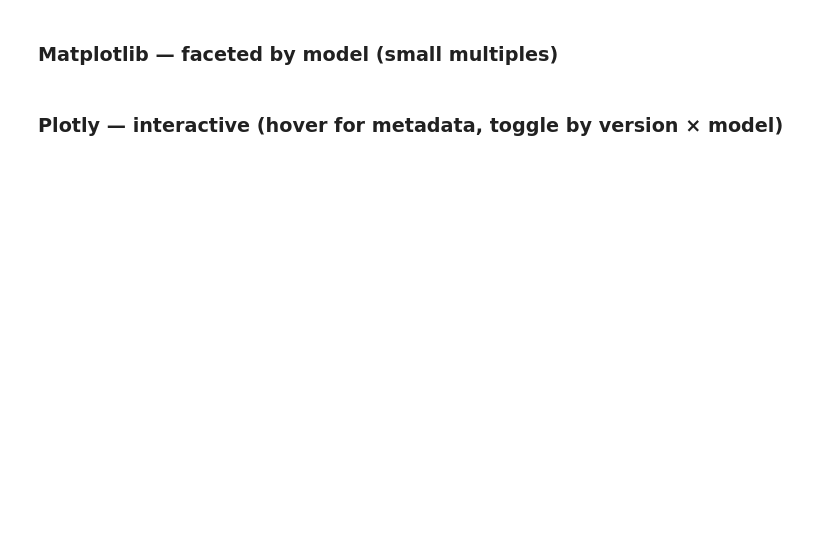
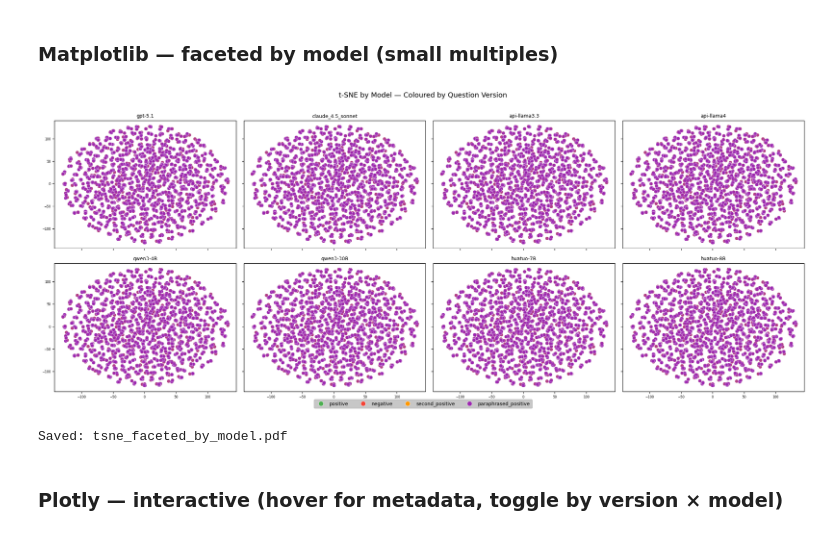
Before and after one commit to hyesunyun/LLMHealthFramingEffect, a Jupyter notebook: code/embeddings_visualizations.ipynb, the cells around one changed output. Cells and saved outputs as stored; diff of their text form; code cells hidden in the pictures; blank space fills up the shorter version.

```diff
--- a/code/embeddings_visualizations.ipynb
+++ b/code/embeddings_visualizations.ipynb
@@ -296,68 +321,65 @@ n_rows   = (n_models + n_cols - 1) // n_cols
 fig, axes = plt.subplots(n_rows, n_cols,
                           figsize=(n_cols * 5, n_rows * 4),
                           sharex=True, sharey=True)
-fig.patch.set_facecolor("#0f0f0f")
 axes_flat = axes.flatten() if n_models > 1 else [axes]
 
 for ax_idx, model in enumerate(MODEL_ORDER):
     ax = axes_flat[ax_idx]
-    ax.set_facecolor("#1a1a1a")
-    ax.set_title(model, color="white", fontsize=9, pad=6)
-    ax.tick_params(colors="#555", labelsize=6)
-    for spine in ax.spines.values():
-        spine.set_edgecolor("#333")
+    ax.set_title(model, fontsize=9, pad=6)
+    ax.tick_params(labelsize=6)
 
-    model_mask = models_arr == model
-    # grey background: all other points for spatial reference
-    ax.scatter(coords[~model_mask, 0], coords[~model_mask, 1],
-               c="#444444", s=10, alpha=0.25, zorder=1, rasterized=True)
+    # for adding gray background layer of all other models' points (~model_mask) at low opacity
+    # this gives spatial context so you can see where the current model sits relative to everything else
+    # model_mask = models_arr == model
+    # ax.scatter(coords[~model_mask, 0], coords[~model_mask, 1], s=10, alpha=0.10, zorder=1, rasterized=True, color="gray")
 
     for version in VERSION_ORDER:
-        mask = model_mask & (versions_arr == version)
-        if not mask.any():
-            continue
+        # mask = model_mask & (versions_arr == version)
+        # if not mask.any():
+        #     continue
         ax.scatter(
             coords[mask, 0],
             coords[mask, 1],
             c=VERSION_COLORS[version],
             s=40,
-            alpha=0.85,
+            alpha=0.75,
             edgecolors="white",
             linewidths=0.3,
             label=version,
             zorder=3,
         )
 
 # Hide unused subplots
 for ax in axes_flat[n_models:]:
     ax.set_visible(False)
 
 # Shared legend below the grid
 version_handles = [
     plt.Line2D([0], [0], marker="o", color="none",
                markerfacecolor=VERSION_COLORS[v], markeredgecolor="white",
                markeredgewidth=0.5, markersize=9, label=v)
     for v in VERSION_ORDER
 ]
 fig.legend(
     handles=version_handles,
     loc="lower center",
     ncol=len(VERSION_ORDER),
     framealpha=0.25,
-    labelcolor="white",
     facecolor="#222",
     edgecolor="#444",
     fontsize=9,
     bbox_to_anchor=(0.5, -0.02),
 )
 
-fig.suptitle("t-SNE by Model — Coloured by Question Version",
-             color="white", fontsize=13, y=1.01)
+fig.suptitle("t-SNE by Model — Coloured by Question Version", fontsize=13, y=1.01)
 plt.tight_layout()
 plt.savefig("./outputs/figures_all_baselines/tsne_faceted_by_model.pdf", bbox_inches="tight",
             facecolor=fig.get_facecolor())
 plt.show()
 print("Saved: tsne_faceted_by_model.pdf")
+# %% [output]
+[figure, added]
+Saved: tsne_faceted_by_model.pdf
 # %% [markdown]
 ### Plotly — interactive (hover for metadata, toggle by version × model)
 # %%
```
Also changed, not shown: parts of 8 cells of this notebook, 3 other files.
